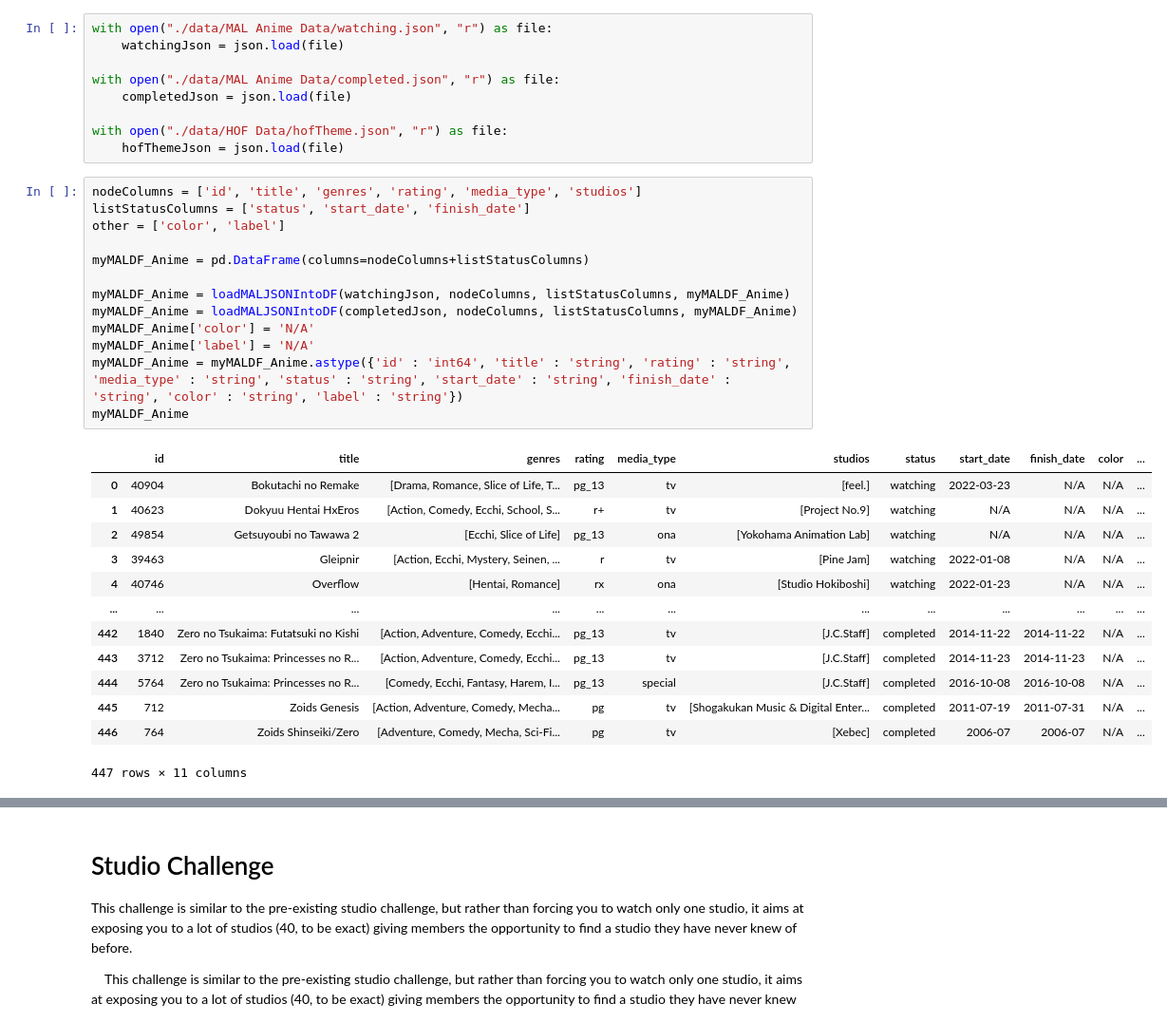
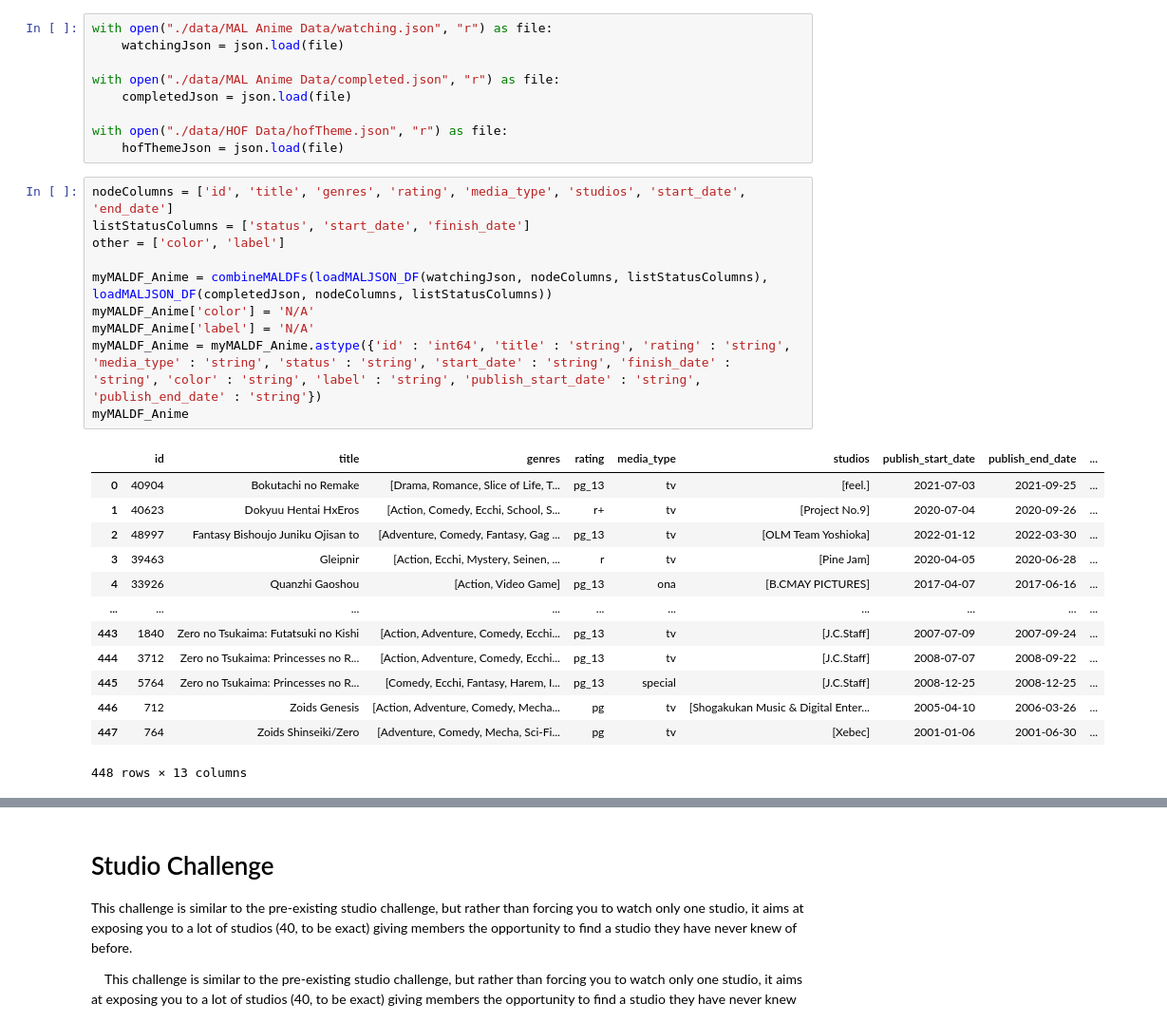
Before and after one commit to nerfsunny/MAL-Challenge-Tracker, a Jupyter notebook: AWC Club Challenges.ipynb, the cells around one changed output, grey strips where cells are left out. Shown at 95% size. Drawn from its saved outputs; the diff is of its cells as text.

```diff
--- a/AWC Club Challenges.ipynb
+++ b/AWC Club Challenges.ipynb
@@ -46,32 +47,29 @@ with open("./data/MAL Anime Data/completed.json", "r") as file:
 with open("./data/HOF Data/hofTheme.json", "r") as file:
     hofThemeJson = json.load(file)
 # %%
-nodeColumns = ['id', 'title', 'genres', 'rating', 'media_type', 'studios']
+nodeColumns = ['id', 'title', 'genres', 'rating', 'media_type', 'studios', 'start_date', 'end_date']
 listStatusColumns = ['status', 'start_date', 'finish_date']
 other = ['color', 'label']
 
-myMALDF_Anime = pd.DataFrame(columns=nodeColumns+listStatusColumns)
-
-myMALDF_Anime = loadMALJSONIntoDF(watchingJson, nodeColumns, listStatusColumns, myMALDF_Anime)
-myMALDF_Anime = loadMALJSONIntoDF(completedJson, nodeColumns, listStatusColumns, myMALDF_Anime)
+myMALDF_Anime = combineMALDFs(loadMALJSON_DF(watchingJson, nodeColumns, listStatusColumns), loadMALJSON_DF(completedJson, nodeColumns, listStatusColumns))
 myMALDF_Anime['color'] = 'N/A'
 myMALDF_Anime['label'] = 'N/A'
-myMALDF_Anime = myMALDF_Anime.astype({'id' : 'int64', 'title' : 'string', 'rating' : 'string', 'media_type' : 'string', 'status' : 'string', 'start_date' : 'string', 'finish_date' : 'string', 'color' : 'string', 'label' : 'string'})
+myMALDF_Anime = myMALDF_Anime.astype({'id' : 'int64', 'title' : 'string', 'rating' : 'string', 'media_type' : 'string', 'status' : 'string', 'start_date' : 'string', 'finish_date' : 'string', 'color' : 'string', 'label' : 'string', 'publish_start_date' : 'string', 'publish_end_date' : 'string'})
 myMALDF_Anime
 # %% [output]
-|  | id | title | genres | rating | media_type | studios | status | start_date | finish_date | color | ... |
-| 0 | 40904 | Bokutachi no Remake | [Drama, Romance, Slice of Life, T... | pg_13 | tv | [feel.] | watching | 2022-03-23 | N/A | N/A | ... |
-| 1 | 40623 | Dokyuu Hentai HxEros | [Action, Comedy, Ecchi, School, S... | r+ | tv | [Project No.9] | watching | N/A | N/A | N/A | ... |
-| 2 | 49854 | Getsuyoubi no Tawawa 2 | [Ecchi, Slice of Life] | pg_13 | ona | [Yokohama Animation Lab] | watching | N/A | N/A | N/A | ... |
-| 3 | 39463 | Gleipnir | [Action, Ecchi, Mystery, Seinen, ... | r | tv | [Pine Jam] | watching | 2022-01-08 | N/A | N/A | ... |
-| 4 | 40746 | Overflow | [Hentai, Romance] | rx | ona | [Studio Hokiboshi] | watching | 2022-01-23 | N/A | N/A | ... |
-| ... | ... | ... | ... | ... | ... | ... | ... | ... | ... | ... | ... |
-| 442 | 1840 | Zero no Tsukaima: Futatsuki no Kishi | [Action, Adventure, Comedy, Ecchi... | pg_13 | tv | [J.C.Staff] | completed | 2014-11-22 | 2014-11-22 | N/A | ... |
-| 443 | 3712 | Zero no Tsukaima: Princesses no R... | [Action, Adventure, Comedy, Ecchi... | pg_13 | tv | [J.C.Staff] | completed | 2014-11-23 | 2014-11-23 | N/A | ... |
-| 444 | 5764 | Zero no Tsukaima: Princesses no R... | [Comedy, Ecchi, Fantasy, Harem, I... | pg_13 | special | [J.C.Staff] | completed | 2016-10-08 | 2016-10-08 | N/A | ... |
-| 445 | 712 | Zoids Genesis | [Action, Adventure, Comedy, Mecha... | pg | tv | [Shogakukan Music & Digital Enter... | completed | 2011-07-19 | 2011-07-31 | N/A | ... |
-| 446 | 764 | Zoids Shinseiki/Zero | [Adventure, Comedy, Mecha, Sci-Fi... | pg | tv | [Xebec] | completed | 2006-07 | 2006-07 | N/A | ... |
+|  | id | title | genres | rating | media_type | studios | publish_start_date | publish_end_date | ... |
+| 0 | 40904 | Bokutachi no Remake | [Drama, Romance, Slice of Life, T... | pg_13 | tv | [feel.] | 2021-07-03 | 2021-09-25 | ... |
+| 1 | 40623 | Dokyuu Hentai HxEros | [Action, Comedy, Ecchi, School, S... | r+ | tv | [Project No.9] | 2020-07-04 | 2020-09-26 | ... |
+| 2 | 48997 | Fantasy Bishoujo Juniku Ojisan to | [Adventure, Comedy, Fantasy, Gag ... | pg_13 | tv | [OLM Team Yoshioka] | 2022-01-12 | 2022-03-30 | ... |
+| 3 | 39463 | Gleipnir | [Action, Ecchi, Mystery, Seinen, ... | r | tv | [Pine Jam] | 2020-04-05 | 2020-06-28 | ... |
+| 4 | 33926 | Quanzhi Gaoshou | [Action, Video Game] | pg_13 | ona | [B.CMAY PICTURES] | 2017-04-07 | 2017-06-16 | ... |
+| ... | ... | ... | ... | ... | ... | ... | ... | ... | ... |
+| 443 | 1840 | Zero no Tsukaima: Futatsuki no Kishi | [Action, Adventure, Comedy, Ecchi... | pg_13 | tv | [J.C.Staff] | 2007-07-09 | 2007-09-24 | ... |
+| 444 | 3712 | Zero no Tsukaima: Princesses no R... | [Action, Adventure, Comedy, Ecchi... | pg_13 | tv | [J.C.Staff] | 2008-07-07 | 2008-09-22 | ... |
+| 445 | 5764 | Zero no Tsukaima: Princesses no R... | [Comedy, Ecchi, Fantasy, Harem, I... | pg_13 | special | [J.C.Staff] | 2008-12-25 | 2008-12-25 | ... |
+| 446 | 712 | Zoids Genesis | [Action, Adventure, Comedy, Mecha... | pg | tv | [Shogakukan Music & Digital Enter... | 2005-04-10 | 2006-03-26 | ... |
+| 447 | 764 | Zoids Shinseiki/Zero | [Adventure, Comedy, Mecha, Sci-Fi... | pg | tv | [Xebec] | 2001-01-06 | 2001-06-30 | ... |
-447 rows × 11 columns
+448 rows × 13 columns
 # %%
 myHOFAnimeDF = createHOFDF(hofThemeJson, myMALDF_Anime)
 myHOFAnimeDF
```
Also changed, not shown: parts of 17 cells of this notebook.
